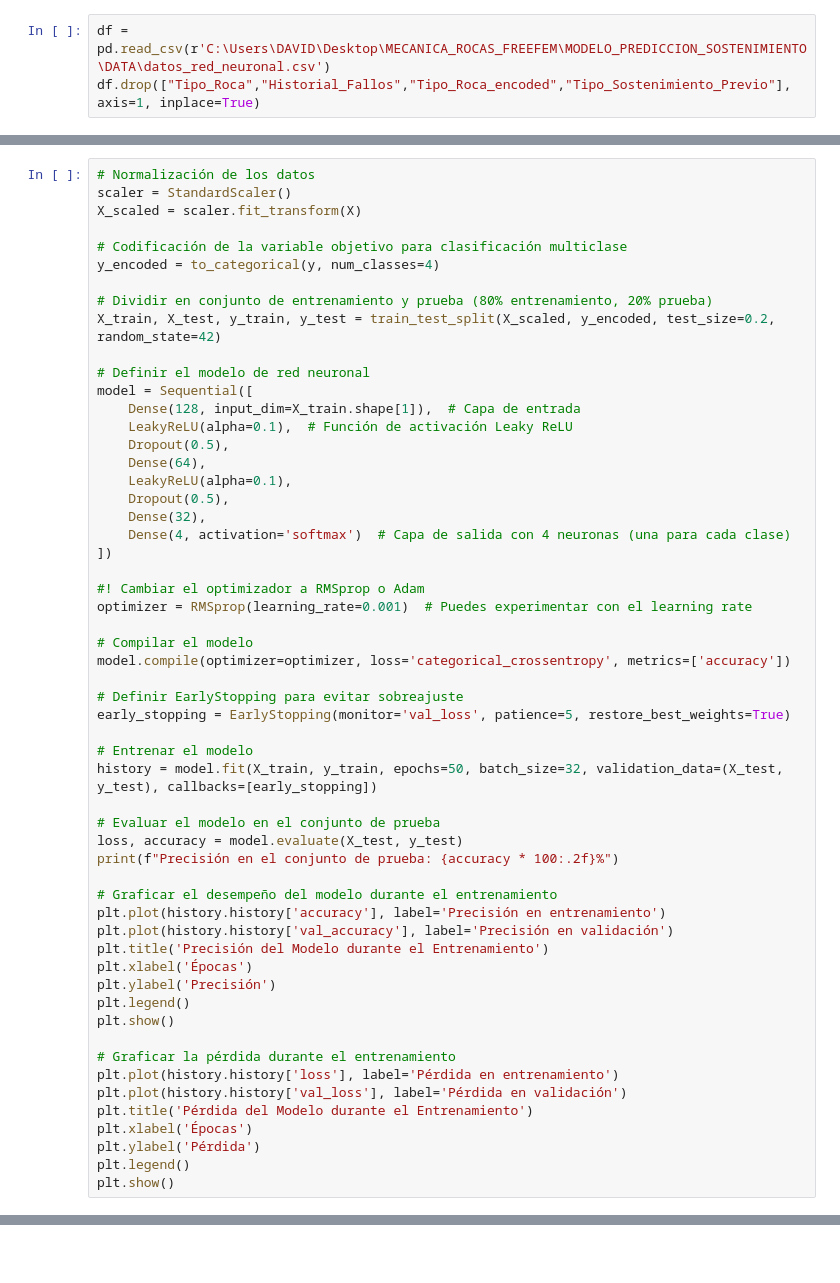
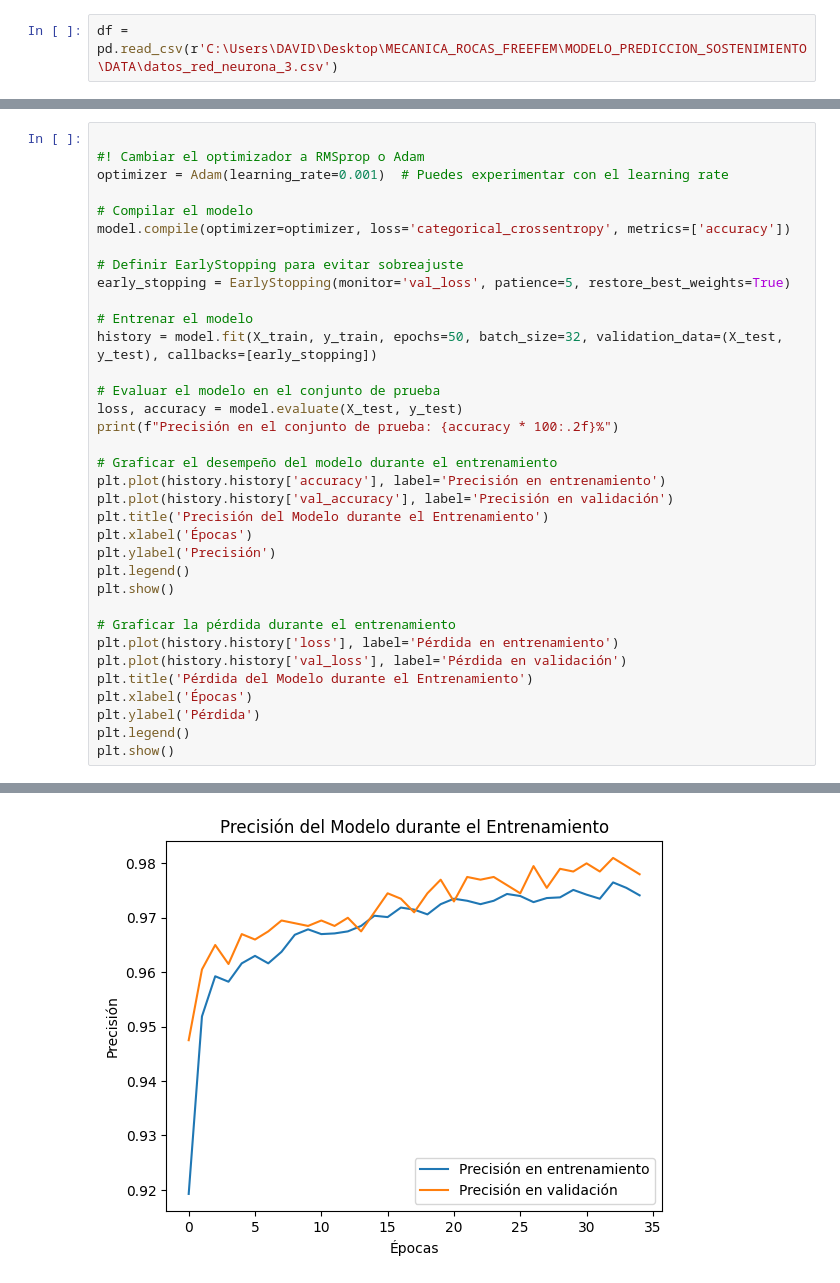
Before and after one commit to LuiccianDev/Generar_AE, a Jupyter notebook: MODELO_PREDICCION_SOSTENIMIENTO/MODEL/modelo_red_neuronal.ipynb, the cells around one changed output, grey strips where cells are left out. Cells and saved outputs as stored; diff of their text form; blank space fills up the shorter version.

Commit message:
modico Modelo correlacion y red neuronal

```diff
--- a/MODELO_PREDICCION_SOSTENIMIENTO/MODEL/modelo_red_neuronal.ipynb
+++ b/MODELO_PREDICCION_SOSTENIMIENTO/MODEL/modelo_red_neuronal.ipynb
@@ -13,3 +17,2 @@ import matplotlib.pyplot as plt
 # %%
-df = pd.read_csv(r'C:\Users\DAVID\Desktop\MECANICA_ROCAS_FREEFEM\MODELO_PREDICCION_SOSTENIMIENTO\DATA\datos_red_neuronal.csv')
-df.drop(["Tipo_Roca","Historial_Fallos","Tipo_Roca_encoded","Tipo_Sostenimiento_Previo"], axis=1, inplace=True)
+df = pd.read_csv(r'C:\Users\DAVID\Desktop\MECANICA_ROCAS_FREEFEM\MODELO_PREDICCION_SOSTENIMIENTO\DATA\datos_red_neurona_3.csv')
@@ -32,28 +80,7 @@ y
 # %%
-# Normalización de los datos
-scaler = StandardScaler()
-X_scaled = scaler.fit_transform(X)
-
-# Codificación de la variable objetivo para clasificación multiclase
-y_encoded = to_categorical(y, num_classes=4)
-
-# Dividir en conjunto de entrenamiento y prueba (80% entrenamiento, 20% prueba)
-X_train, X_test, y_train, y_test = train_test_split(X_scaled, y_encoded, test_size=0.2, random_state=42)
-
-# Definir el modelo de red neuronal
-model = Sequential([
-    Dense(128, input_dim=X_train.shape[1]),  # Capa de entrada
-    LeakyReLU(alpha=0.1),  # Función de activación Leaky ReLU
-    Dropout(0.5),
-    Dense(64),
-    LeakyReLU(alpha=0.1),
-    Dropout(0.5),
-    Dense(32),
-    Dense(4, activation='softmax')  # Capa de salida con 4 neuronas (una para cada clase)
-])
 
 #! Cambiar el optimizador a RMSprop o Adam
-optimizer = RMSprop(learning_rate=0.001)  # Puedes experimentar con el learning rate
+optimizer = Adam(learning_rate=0.001)  # Puedes experimentar con el learning rate
 
 # Compilar el modelo
 model.compile(optimizer=optimizer, loss='categorical_crossentropy', metrics=['accuracy'])
@@ -85,3 +112,4 @@ plt.xlabel('Épocas')
 plt.ylabel('Pérdida')
 plt.legend()
 plt.show()
+# %% [output]
@@ -87,0 +133 @@ plt.show()
+[figure, added]
```
Also changed, not shown: parts of 19 cells of this notebook, 1 other file.
